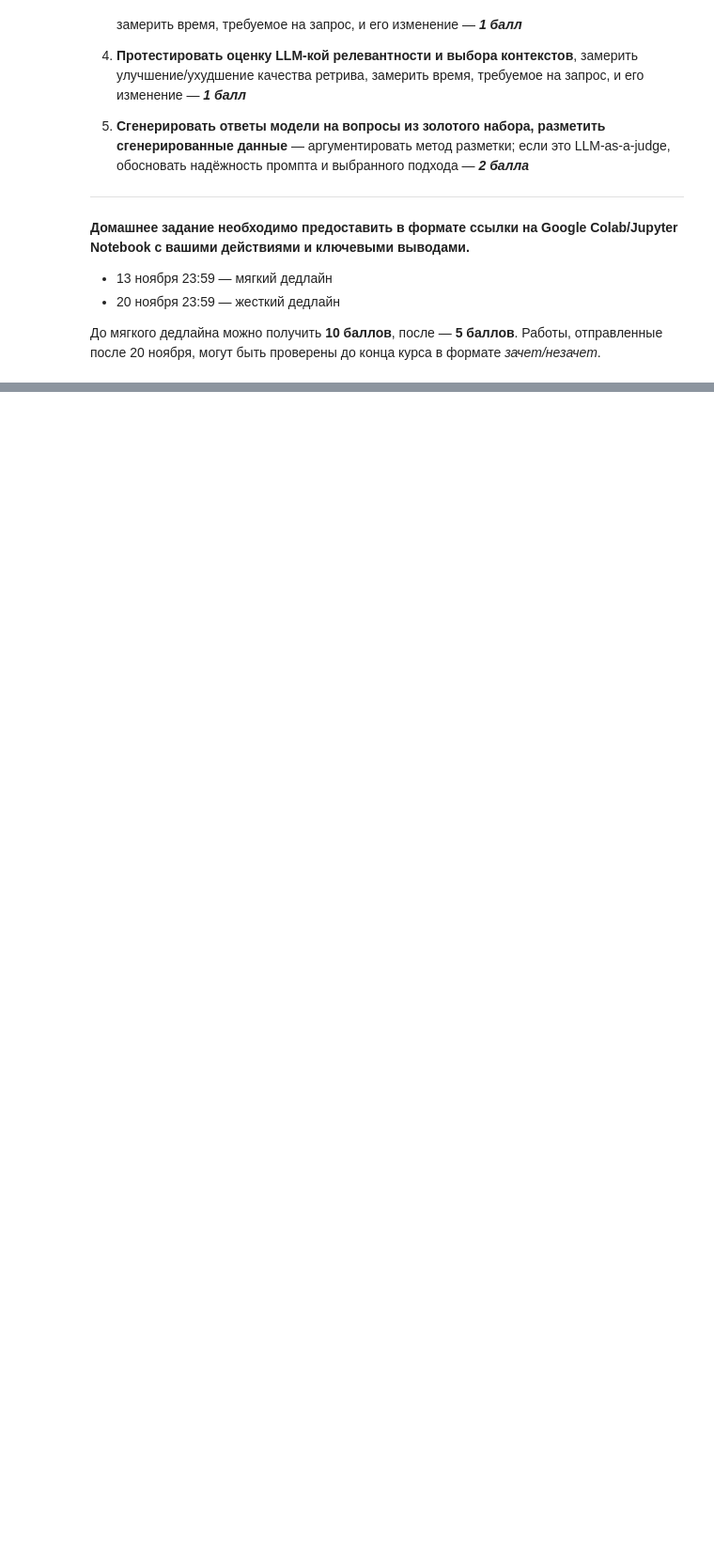
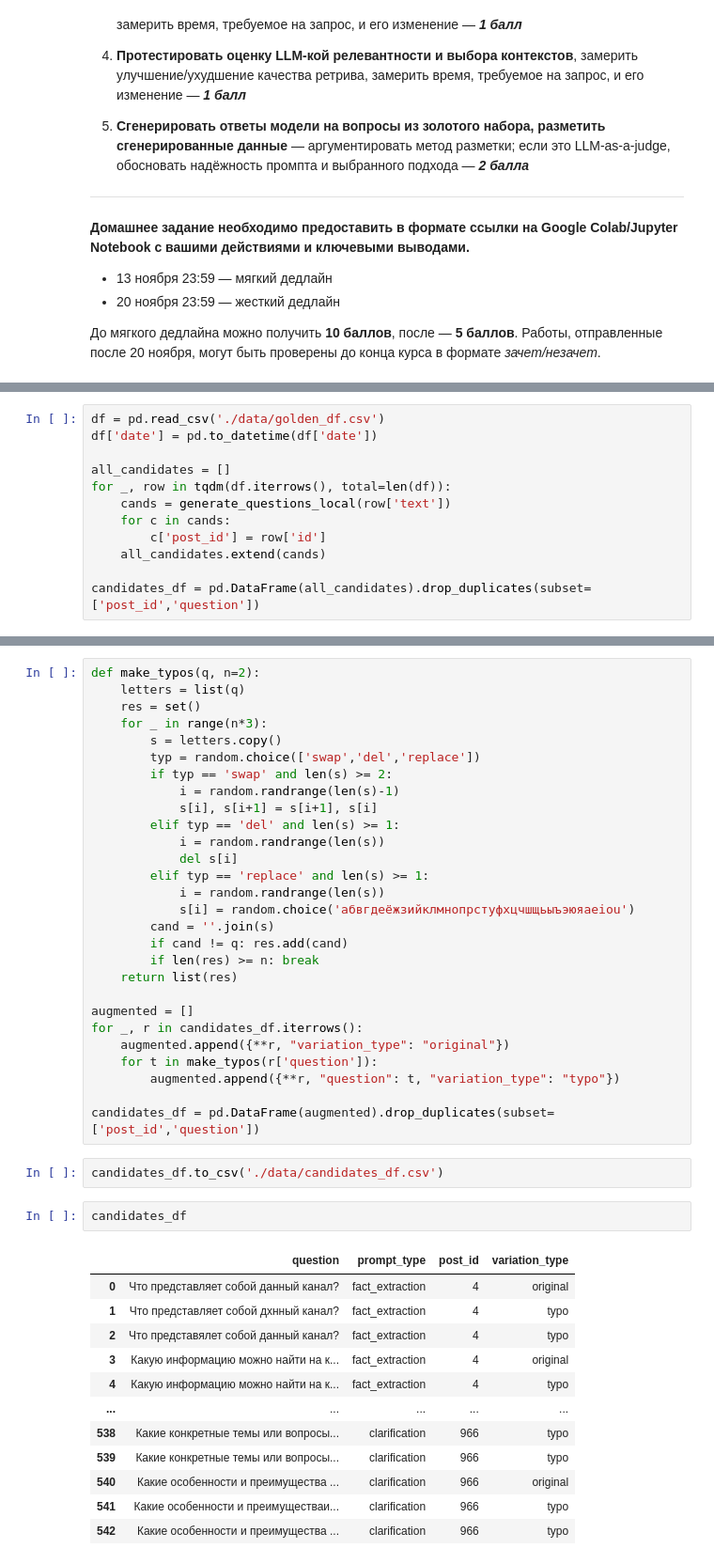
Before and after one commit to pese-git/llm-engineer, a Jupyter notebook: module04/theme02/task/notebook.ipynb, the cells around one changed output, grey strips where cells are left out. Shown: that part at 94% size. Drawn from its saved outputs; the diff is of its cells as text; blank space fills up the shorter version.

```diff
--- a/module04/theme02/task/notebook.ipynb
+++ b/module04/theme02/task/notebook.ipynb
@@ -36,0 +275,12 @@ Collab семинара можно найти по [ссылке](https://colab.
+# %%
+df = pd.read_csv('./data/golden_df.csv')
+df['date'] = pd.to_datetime(df['date'])
+
+all_candidates = []
+for _, row in tqdm(df.iterrows(), total=len(df)):
+    cands = generate_questions_local(row['text'])
+    for c in cands:
+        c['post_id'] = row['id']
+    all_candidates.extend(cands)
+
+candidates_df = pd.DataFrame(all_candidates).drop_duplicates(subset=['post_id','question'])
@@ -36,0 +307,45 @@ Collab семинара можно найти по [ссылке](https://colab.
+# %%
+def make_typos(q, n=2):
+    letters = list(q)
+    res = set()
+    for _ in range(n*3):
+        s = letters.copy()
+        typ = random.choice(['swap','del','replace'])
+        if typ == 'swap' and len(s) >= 2:
+            i = random.randrange(len(s)-1)
+            s[i], s[i+1] = s[i+1], s[i]
+        elif typ == 'del' and len(s) >= 1:
+            i = random.randrange(len(s))
+            del s[i]
+        elif typ == 'replace' and len(s) >= 1:
+            i = random.randrange(len(s))
+            s[i] = random.choice('абвгдеёжзийклмнопрстуфхцчшщьыъэюяaeiou')
+        cand = ''.join(s)
+        if cand != q: res.add(cand)
+        if len(res) >= n: break
+    return list(res)
+
+augmented = []
+for _, r in candidates_df.iterrows():
+    augmented.append({**r, "variation_type": "original"})
+    for t in make_typos(r['question']):
+        augmented.append({**r, "question": t, "variation_type": "typo"})
+
+candidates_df = pd.DataFrame(augmented).drop_duplicates(subset=['post_id','question'])
+# %%
+candidates_df.to_csv('./data/candidates_df.csv')
+# %%
+candidates_df
+# %% [output]
+|  | question | prompt_type | post_id | variation_type |
+| 0 | Что представляет собой данный канал? | fact_extraction | 4 | original |
+| 1 | Что представляет собой дхнный канал? | fact_extraction | 4 | typo |
+| 2 | Что представялет собой данный канал? | fact_extraction | 4 | typo |
+| 3 | Какую информацию можно найти на к... | fact_extraction | 4 | original |
+| 4 | Какую информацию можно найти на к... | fact_extraction | 4 | typo |
+| ... | ... | ... | ... | ... |
+| 538 | Какие конкретные темы или вопросы... | clarification | 966 | typo |
+| 539 | Какие конкретные темы или вопросы... | clarification | 966 | typo |
+| 540 | Какие особенности и преимущества ... | clarification | 966 | original |
+| 541 | Какие особенности и преимуществаи... | clarification | 966 | typo |
+| 542 | Какие особенности и преимущества ... | clarification | 966 | typo |
```
Also changed, not shown: parts of 43 cells of this notebook, 1 other file.
